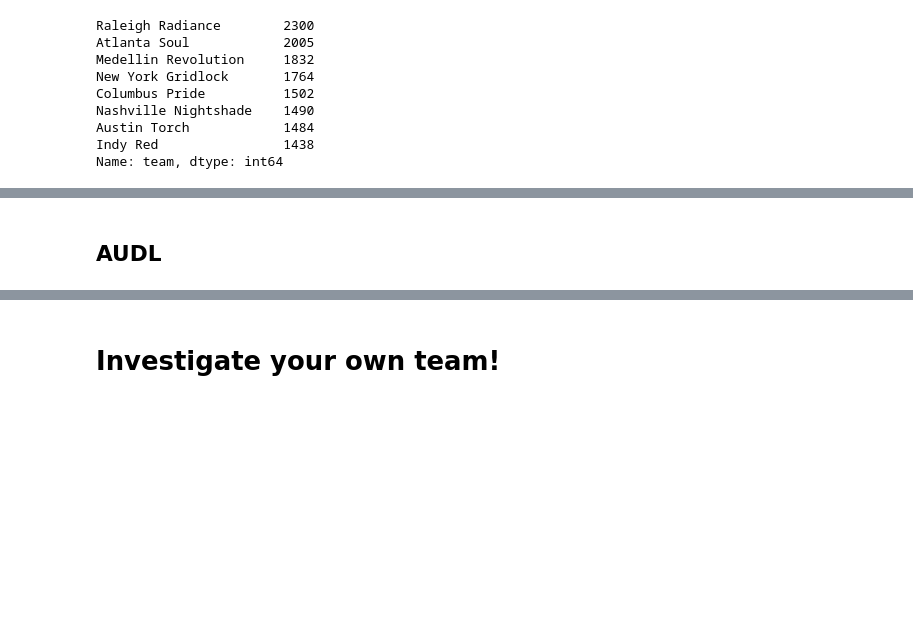
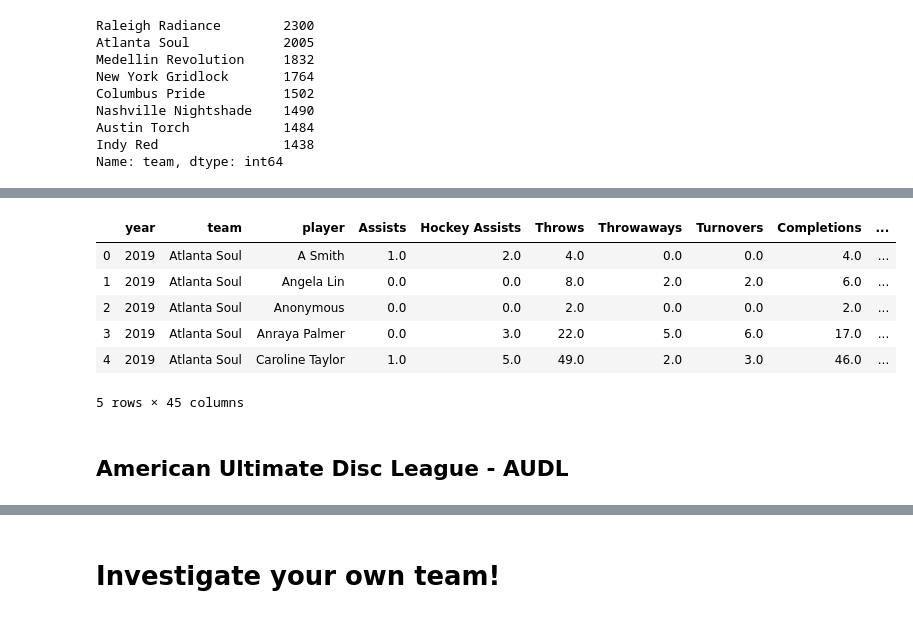
Before and after one commit to dfiorino/ultianalyticspull, a Jupyter notebook: examples/Example.ipynb, the cells around one changed output, grey strips where cells are left out. Drawn from its saved outputs; the diff is of its cells as text; code cells hidden in the pictures; blank space fills up the shorter version.

```diff
--- a/examples/Example.ipynb
+++ b/examples/Example.ipynb
@@ -41,8 +60,16 @@ pul_games
 # %%
 pul_players = uap.make_player_indicators(pul_df)
-pul_players
+pul_players.head()
+# %% [output]
+|  | year | team | player | Assists | Hockey Assists | Throws | Throwaways | Turnovers | Completions | ... |
+| 0 | 2019 | Atlanta Soul | A Smith | 1.0 | 2.0 | 4.0 | 0.0 | 0.0 | 4.0 | ... |
+| 1 | 2019 | Atlanta Soul | Angela Lin | 0.0 | 0.0 | 8.0 | 2.0 | 2.0 | 6.0 | ... |
+| 2 | 2019 | Atlanta Soul | Anonymous | 0.0 | 0.0 | 2.0 | 0.0 | 0.0 | 2.0 | ... |
+| 3 | 2019 | Atlanta Soul | Anraya Palmer | 0.0 | 3.0 | 22.0 | 5.0 | 6.0 | 17.0 | ... |
+| 4 | 2019 | Atlanta Soul | Caroline Taylor | 1.0 | 5.0 | 49.0 | 2.0 | 3.0 | 46.0 | ... |
+5 rows × 45 columns
 # %% [markdown]
-## AUDL
+## American Ultimate Disc League - AUDL
 # %%
 audl_pull = uap.LeaguePuller(league = 'audl',output_dir='./')
 # %% [output]
```
Also changed, not shown: parts of 11 cells of this notebook.
